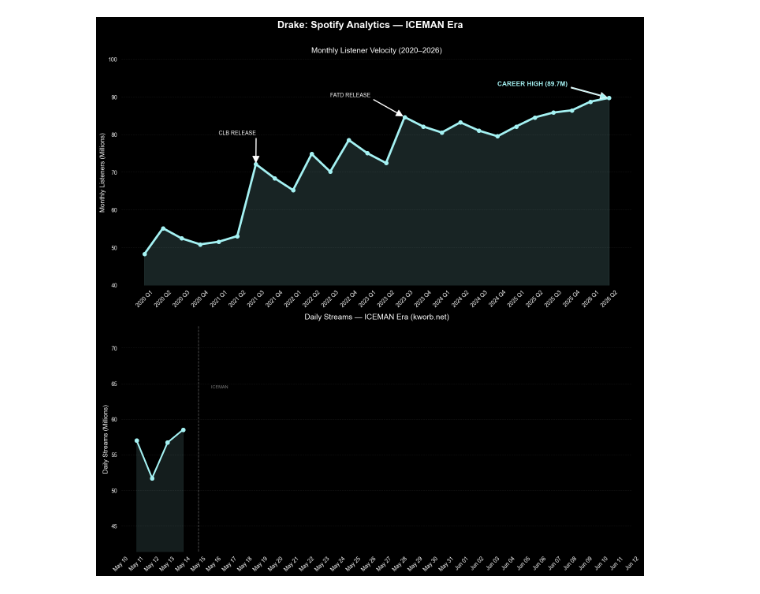
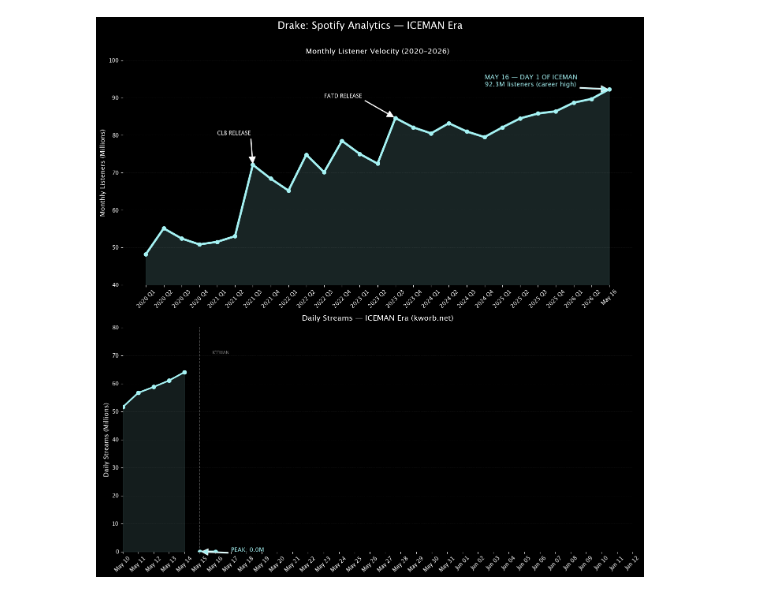
Before and after one commit to john15young/Spotify-First-Week-Streaming-Predictor, a Jupyter notebook: Drake Spotify Monthly Listeners.ipynb, the cells around one changed output. Drawn from its saved outputs; the diff is of its cells as text; code cells hidden in the pictures.

```diff
--- a/Drake Spotify Monthly Listeners.ipynb
+++ b/Drake Spotify Monthly Listeners.ipynb
@@ -7,7 +7,7 @@ plt.style.use('dark_background')
 ICEMAN_BLUE = '#A5F2F3'
 
 # ── DATA ──────────────────────────────────────────────────────────────────────
-# open.spotify.com/artist/3TVXtAsR1Inumwj472S9r4 → listeners below artist name
+# open.spotify.com/artist/3TVXtAsR1Inumwj472S9r4 → monthly listeners
 listener_data = {
     'Quarter': ['2020 Q1','2020 Q2','2020 Q3','2020 Q4',
                 '2021 Q1','2021 Q2','2021 Q3','2021 Q4',
@@ -15,20 +15,20 @@ listener_data = {
                 '2023 Q1','2023 Q2','2023 Q3','2023 Q4',
                 '2024 Q1','2024 Q2','2024 Q3','2024 Q4',
                 '2025 Q1','2025 Q2','2025 Q3','2025 Q4',
-                '2026 Q1','2026 Q2'],
+                '2026 Q1','2026 Q2', 'May 16'],
     'Listeners': [48.2,55.1,52.4,50.8,
                   51.5,53.0,72.1,68.4,
                   65.2,74.8,70.1,78.5,
                   75.0,72.4,84.6,82.1,
                   80.5,83.2,81.0,79.5,
                   82.1,84.5,85.8,86.4,
-                  88.7,89.7]
+                  88.7,89.7, 92.3]
 }
 
 # kworb.net/spotify/artists.html → "Daily" column, logged each morning in millions
 stream_data = {
-    'Date':    ['2026-05-11', '2026-05-12', '2026-05-13', '2026-05-14'],
-    'Streams': [57.0, 51.7, 56.7, 58.5]
+    'Date':    ['2026-05-10', '2026-05-11', '2026-05-12', '2026-05-13', '2026-05-14', '2026-05-15', '2026-05-16'],
+    'Streams': [51.6, 56.7, 58.8, 61.1, 64.1, 0, 0 ]
 }
 
 # ── CONFIG ────────────────────────────────────────────────────────────────────
@@ -90,7 +90,9 @@ for text, xy, xytext in [
     ax1.annotate(text, xy=xy, xytext=xytext, fontsize=10,
                  arrowprops=dict(facecolor='white', shrink=0.05, width=1))
 
-ax1.annotate('CAREER HIGH (89.7M)', xy=('2026 Q2', 89.7), xytext=('2024 Q4', 93),
+# ── ONLY CHANGE: updated annotation to May 16 / Day 1 of ICEMAN release ──────
+ax1.annotate('MAY 16 — DAY 1 OF ICEMAN\n92.3M listeners (career high)',
+             xy=('May 16', 92.3), xytext=('2024 Q4', 93),
              arrowprops=dict(facecolor=ICEMAN_BLUE, shrink=0.05, width=2),
              fontsize=12, fontweight='bold', color=ICEMAN_BLUE)
 
@@ -112,31 +114,31 @@ if has_streams:
                      arrowprops=dict(facecolor=ICEMAN_BLUE, shrink=0.05, width=2),
                      fontsize=11, fontweight='bold', color=ICEMAN_BLUE)
 
     pre_avg  = pre['Streams'].mean()  if not pre.empty  else 0
     post_avg = post['Streams'].mean() if not post.empty else 0
     if pre_avg and post_avg:
         pct = (post_avg - pre_avg) / pre_avg * 100
         ax2.text(0.02, 0.97, f"Pre avg:   {pre_avg:.1f}M/day\nPost avg:  {post_avg:.1f}M/day\nChange:  {pct:+.1f}%",
                  transform=ax2.transAxes, fontsize=9, verticalalignment='top',
                  family='monospace', color='white',
                  bbox=dict(boxstyle='round', facecolor='#111', alpha=0.8,
                            edgecolor=ICEMAN_BLUE, linewidth=0.8))
 
     y_min = df_s['Streams'].min() * 0.8
     y_max = df_s['Streams'].max() * 1.25
     ax2.set_ylim(y_min, y_max)
 
     add_release_line(ax2)
     set_date_axis(ax2)
 else:
     empty_chart(ax2, 'No stream data yet\nAdd dates + streams to stream_data above')
     ax2.set_ylim(0, 60)
 
 ax2.set_title("Daily Streams — ICEMAN Era (kworb.net)", fontsize=14, pad=12)
 ax2.set_ylabel("Daily Streams (Millions)", fontsize=12)
 clean_ax(ax2)
 
 plt.tight_layout()
 plt.show()
 # %% [output]
-[figure, old version]
+[figure, new version]
```
Also changed, not shown: 1 other file.
